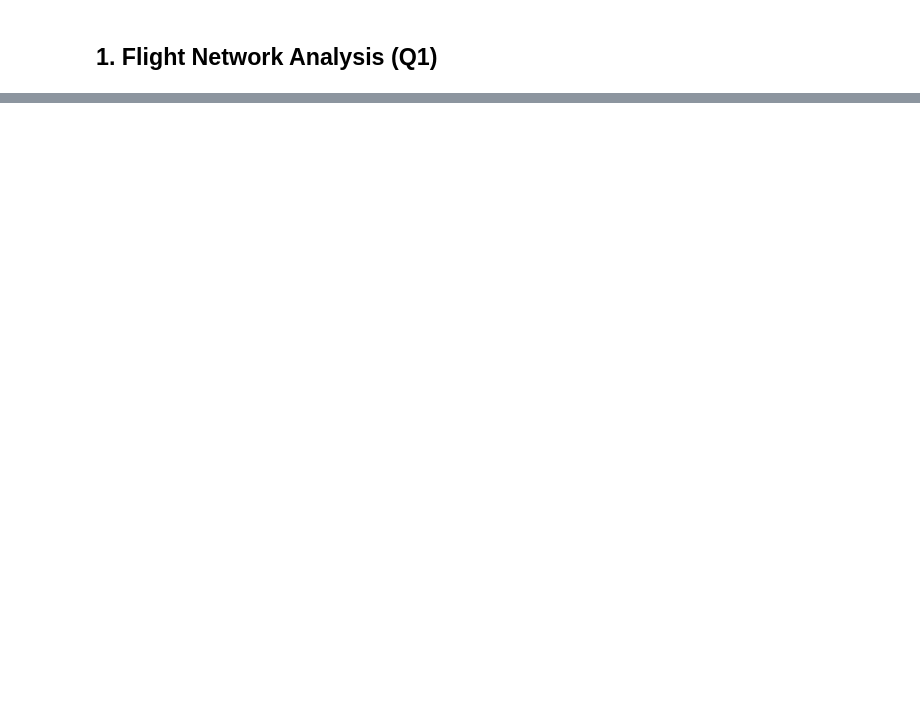
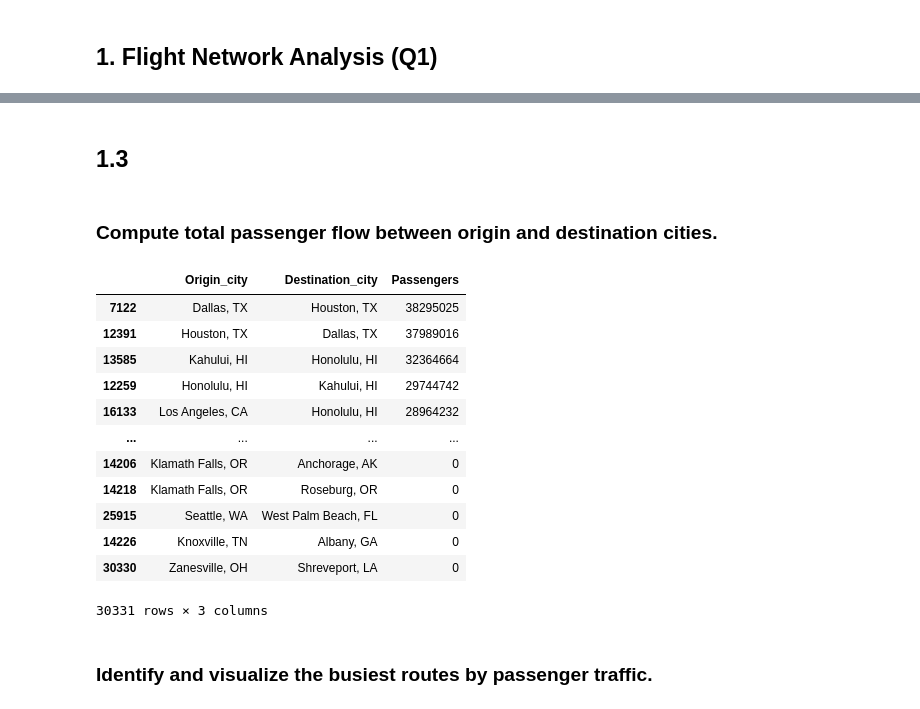
Before and after one commit to LinCannn/ADM-HW5, a Jupyter notebook: ADM_H5.ipynb, the cells around one changed output, grey strips where cells are left out. Cells and saved outputs as stored; diff of their text form; code cells hidden in the pictures; blank space fills up the shorter version.

```diff
--- a/ADM_H5.ipynb
+++ b/ADM_H5.ipynb
@@ -165,0 +220,30 @@ Network Analysis Results:
+# %% [markdown]
+## 1.3
+# %% [markdown]
+### Compute total passenger flow between origin and destination cities.
+# %%
+
+def compute_passenger_flow_cities(data):
+
+    total_passenger_flow = data.groupby(['Origin_city', 'Destination_city'])['Passengers'].sum().reset_index()
+    total_passenger_flow = total_passenger_flow.sort_values(by='Passengers', ascending=False)
+    return total_passenger_flow
+
+passenger_flow_cities = compute_passenger_flow_cities(df)
+display(passenger_flow_cities)
+# %% [output]
+|  | Origin_city | Destination_city | Passengers |
+| 7122 | Dallas, TX | Houston, TX | 38295025 |
+| 12391 | Houston, TX | Dallas, TX | 37989016 |
+| 13585 | Kahului, HI | Honolulu, HI | 32364664 |
+| 12259 | Honolulu, HI | Kahului, HI | 29744742 |
+| 16133 | Los Angeles, CA | Honolulu, HI | 28964232 |
+| ... | ... | ... | ... |
+| 14206 | Klamath Falls, OR | Anchorage, AK | 0 |
+| 14218 | Klamath Falls, OR | Roseburg, OR | 0 |
+| 25915 | Seattle, WA | West Palm Beach, FL | 0 |
+| 14226 | Knoxville, TN | Albany, GA | 0 |
+| 30330 | Zanesville, OH | Shreveport, LA | 0 |
+30331 rows × 3 columns
+# %% [markdown]
+### Identify and visualize the busiest routes by passenger traffic.
```
Also changed, not shown: parts of 22 cells of this notebook, 7 other files.
